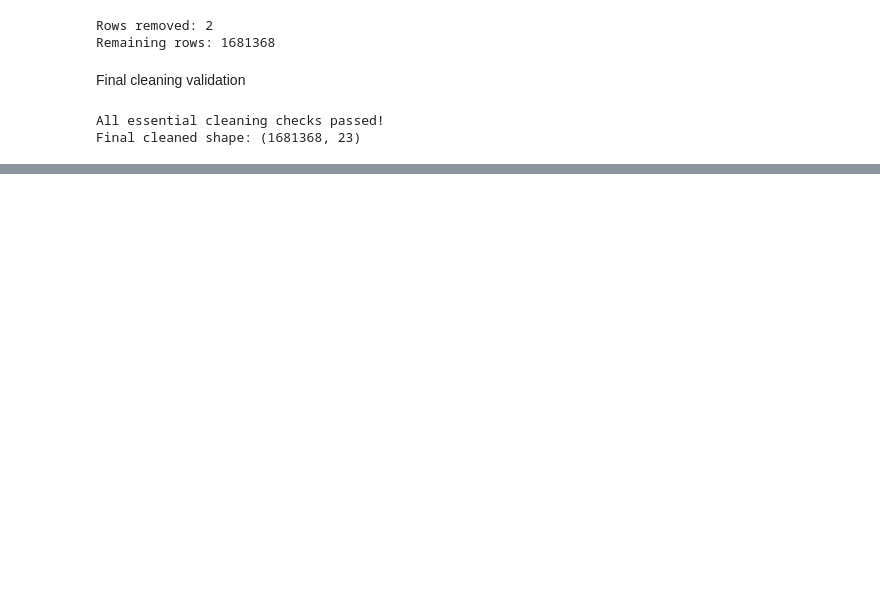
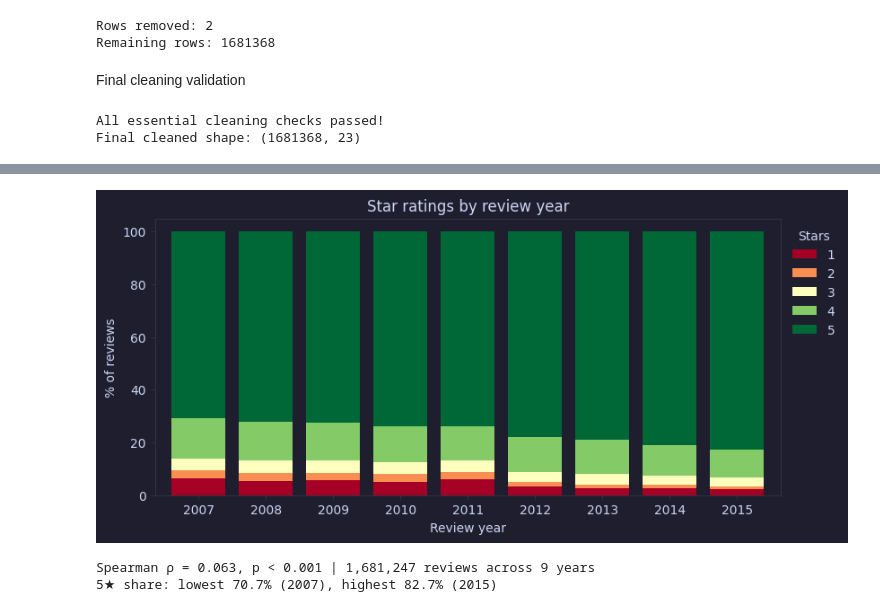
Before and after one commit to devanshmayatra/revvue, a Jupyter notebook: Checkpoint-02.ipynb, the cells around one changed output, grey strips where cells are left out. Drawn from its saved outputs; the diff is of its cells as text; code cells hidden in the pictures; blank space fills up the shorter version.

```diff
--- a/Checkpoint-02.ipynb
+++ b/Checkpoint-02.ipynb
@@ -528,0 +683,18 @@ Final cleaned shape: (1681368, 23)
+# %%
+counts = eda["year"].value_counts()
+dated = eda[eda["year"].isin(counts[counts >= 1000].index)].astype({"year": int})
+
+rho, p = spearmanr(dated["year"], dated["rating"])
+
+shares = pd.crosstab(dated["year"], dated["rating"], normalize="index") * 100
+ax = shares.plot(kind="bar", stacked=True, colormap="RdYlGn", rot=0, width=0.8, figsize=(9, 4))
+ax.set(title="Star ratings by review year", xlabel="Review year", ylabel="% of reviews")
+ax.legend(title="Stars", frameon=False, bbox_to_anchor=(1, 1))
+plt.show()
+
+print(f"Spearman ρ = {rho:.3f}, {fmt_p(p)} | {len(dated):,} reviews across {dated['year'].nunique()} years")
+print(f"5★ share: lowest {shares[5].min():.1f}% ({shares[5].idxmin()}), highest {shares[5].max():.1f}% ({shares[5].idxmax()})")
+# %% [output]
+[figure, added]
+Spearman ρ = 0.063, p < 0.001 | 1,681,247 reviews across 9 years
+5★ share: lowest 70.7% (2007), highest 82.7% (2015)
```
Also changed, not shown: parts of 22 cells of this notebook.
